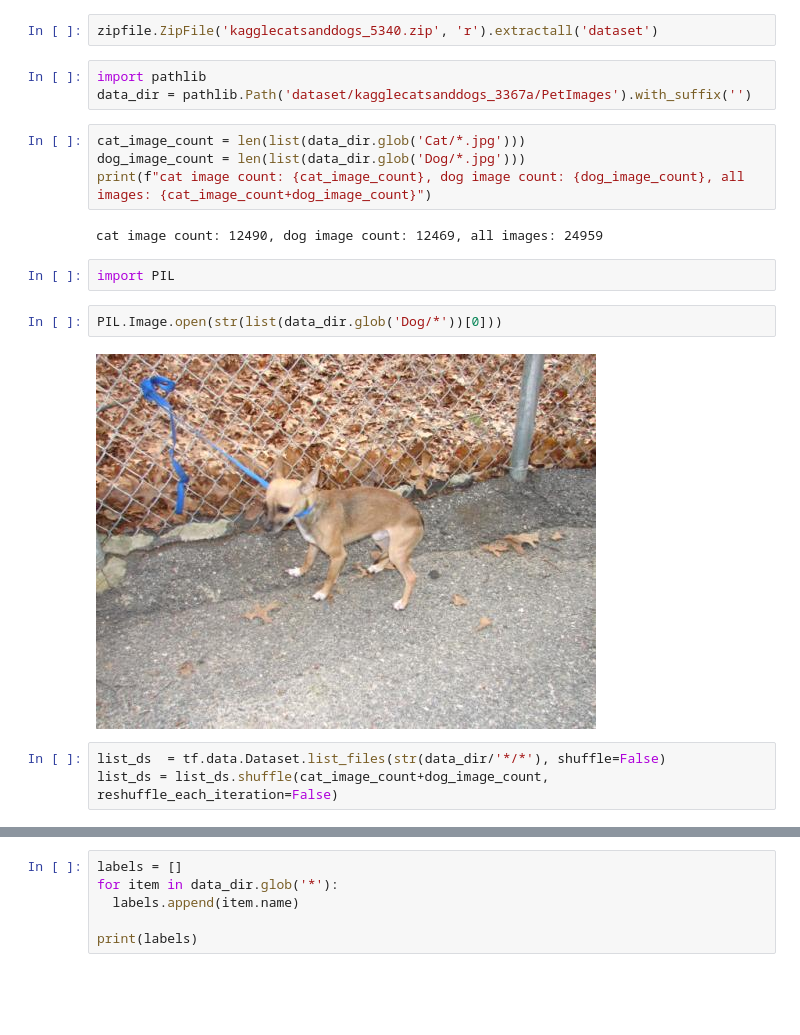
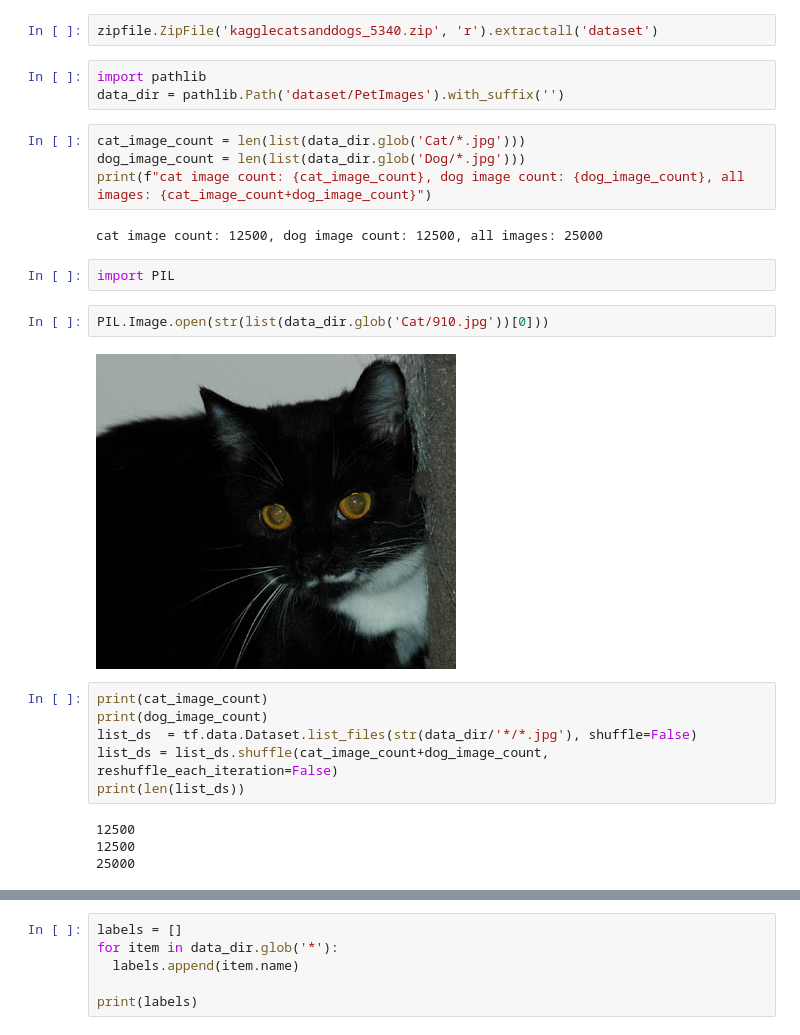
Before and after one commit to GMobinit/cat_dog_recognition_model, a Jupyter notebook: cat_dog_recognition_vgg.ipynb, the cells around one changed output, grey strips where cells are left out. Drawn from its saved outputs; the diff is of its cells as text; blank space fills up the shorter version.

```diff
--- a/cat_dog_recognition_vgg.ipynb
+++ b/cat_dog_recognition_vgg.ipynb
@@ -45,22 +46,29 @@ import zipfile
 zipfile.ZipFile('kagglecatsanddogs_5340.zip', 'r').extractall('dataset')
 # %%
 import pathlib
-data_dir = pathlib.Path('dataset/kagglecatsanddogs_3367a/PetImages').with_suffix('')
+data_dir = pathlib.Path('dataset/PetImages').with_suffix('')
 # %%
 cat_image_count = len(list(data_dir.glob('Cat/*.jpg')))
 dog_image_count = len(list(data_dir.glob('Dog/*.jpg')))
 print(f"cat image count: {cat_image_count}, dog image count: {dog_image_count}, all images: {cat_image_count+dog_image_count}")
 # %% [output]
-cat image count: 12490, dog image count: 12469, all images: 24959
+cat image count: 12500, dog image count: 12500, all images: 25000
 # %%
 import PIL
 # %%
-PIL.Image.open(str(list(data_dir.glob('Dog/*'))[0]))
+PIL.Image.open(str(list(data_dir.glob('Cat/910.jpg'))[0]))
 # %% [output]
-[figure, old version]
+[figure, new version]
 # %%
-list_ds  = tf.data.Dataset.list_files(str(data_dir/'*/*'), shuffle=False)
+print(cat_image_count)
+print(dog_image_count)
+list_ds  = tf.data.Dataset.list_files(str(data_dir/'*/*.jpg'), shuffle=False)
 list_ds = list_ds.shuffle(cat_image_count+dog_image_count, reshuffle_each_iteration=False)
+print(len(list_ds))
+# %% [output]
+12500
+12500
+25000
 # %%
 for file_add in list_ds.take(5):
   print(file_add)
```
Also changed, not shown: parts of 11 cells of this notebook.
